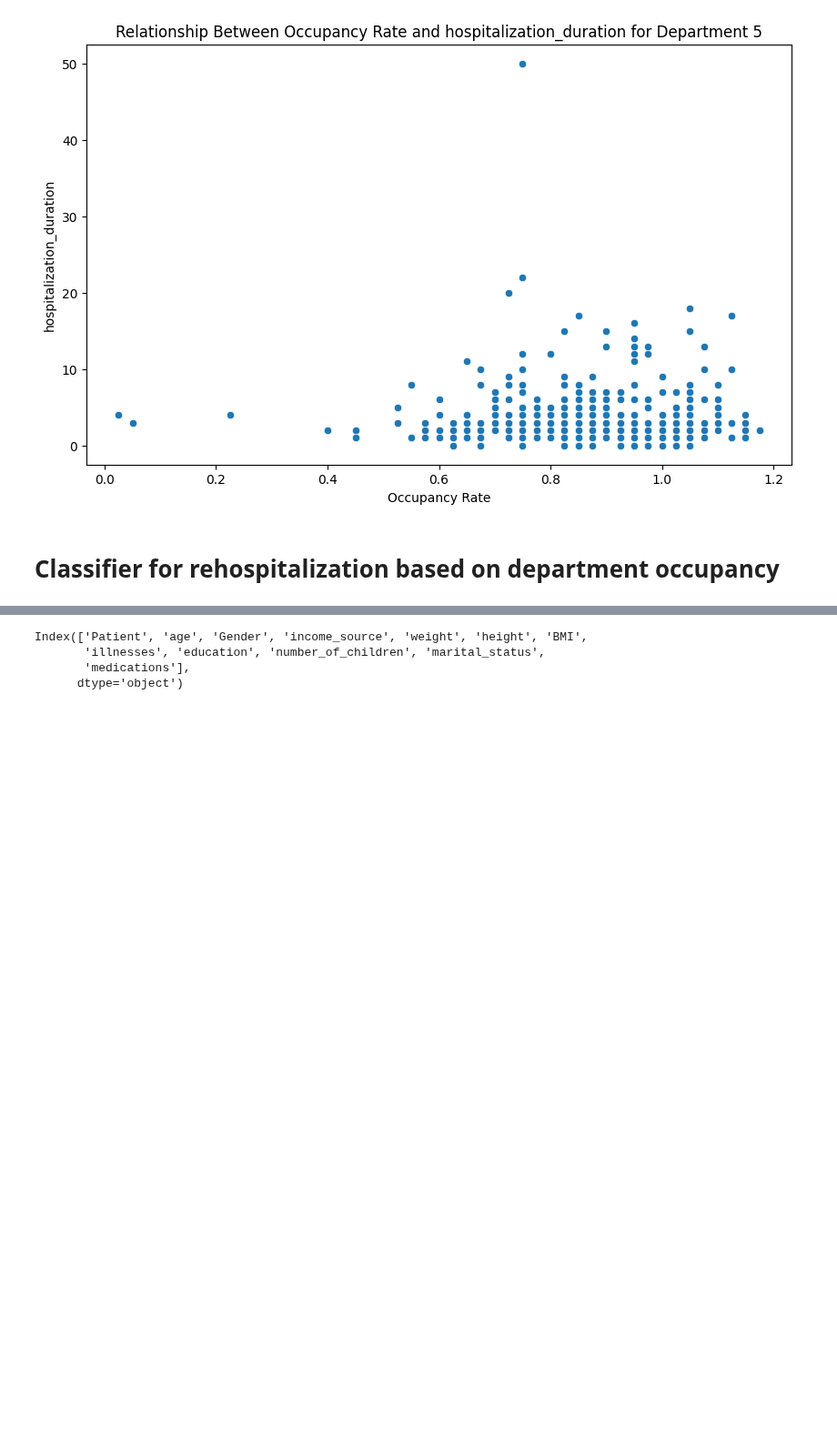
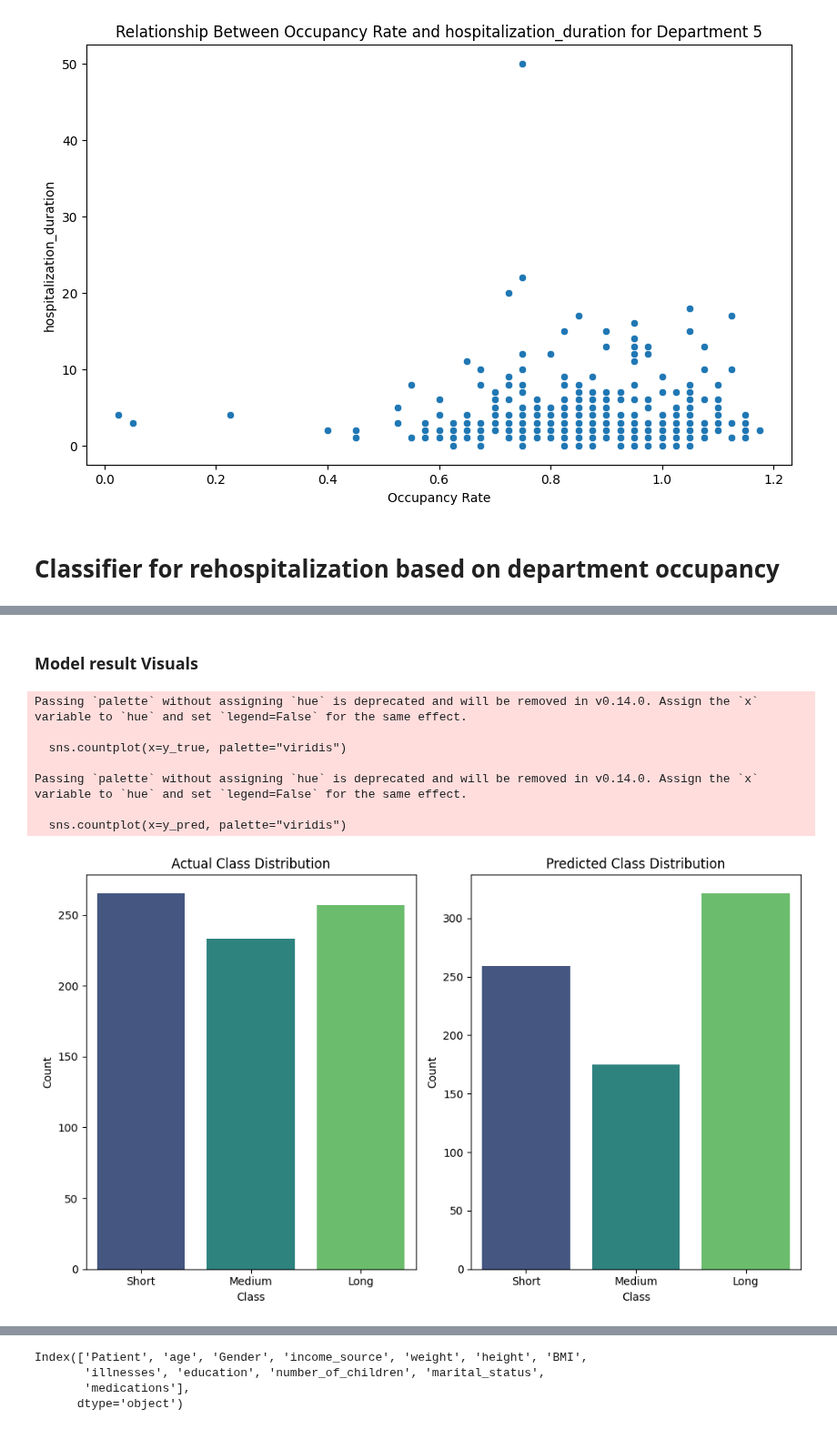
Before and after one commit to RyanWri/data-science2-lab-final-project, a Jupyter notebook: src/team_1/team_1_results.ipynb, the cells around one changed output, grey strips where cells are left out. Shown at 91% size. Cells and saved outputs as stored; diff of their text form; code cells hidden in the pictures; blank space fills up the shorter version.

Commit message:
Model Completed

```diff
--- a/src/team_1/team_1_results.ipynb
+++ b/src/team_1/team_1_results.ipynb
@@ -372,0 +287,17 @@ plt.show()
+# %%
+# Assuming df is your pandas DataFrame that contains features and a target column
+# Example features: ['age', 'gender_encoded', 'hospitalization_count']
+# Example target: 'duration_classification'
+
+# Create a pipeline with features and target
+pipeline = ClassificationPipeline(
+    df=df_combined_classifier,
+    features=['occupancy_count', 'occupancy_rate', 'hospitalization_duration'],
+    target='duration_classification',
+)
+# %%
+# Prepare the data
+X_train, X_test, y_train, y_test = pipeline.prepare_data()
+
+# ensure 3 classes (short, medium, long)
+pipeline.num_classes
@@ -372,0 +306,6 @@ plt.show()
+# %%
+# Train the model
+input_size = X_train.shape[1]  # Number of features
+model = pipeline.train_model(
+    X_train, y_train, input_size, num_classes=pipeline.num_classes, num_epochs=5000
+)
@@ -372,0 +343,25 @@ plt.show()
+# %% [markdown]
+### Model result Visuals
+# %%
+class_names = ['Short', 'Medium', 'Long']
+
+# Create the visualization object
+vis = ClassificationVisualization()
+
+# Assuming y_test and y_pred are already computed
+model.model.eval()
+with torch.no_grad():
+    outputs = model.forward(X_test)
+    _, y_pred = torch.max(outputs.data, 1)
+# %%
+# Plot countplot for actual vs predicted class distribution
+vis.plot_countplot(y_test, y_pred, class_names)
+# %% [output]
+Passing `palette` without assigning `hue` is deprecated and will be removed in v0.14.0. Assign the `x` variable to `hue` and set `legend=False` for the same effect.
+
+  sns.countplot(x=y_true, palette="viridis")
+
+Passing `palette` without assigning `hue` is deprecated and will be removed in v0.14.0. Assign the `x` variable to `hue` and set `legend=False` for the same effect.
+
+  sns.countplot(x=y_pred, palette="viridis")
+[figure, added]
```
Also changed, not shown: parts of 17 cells of this notebook, 1 other file.
